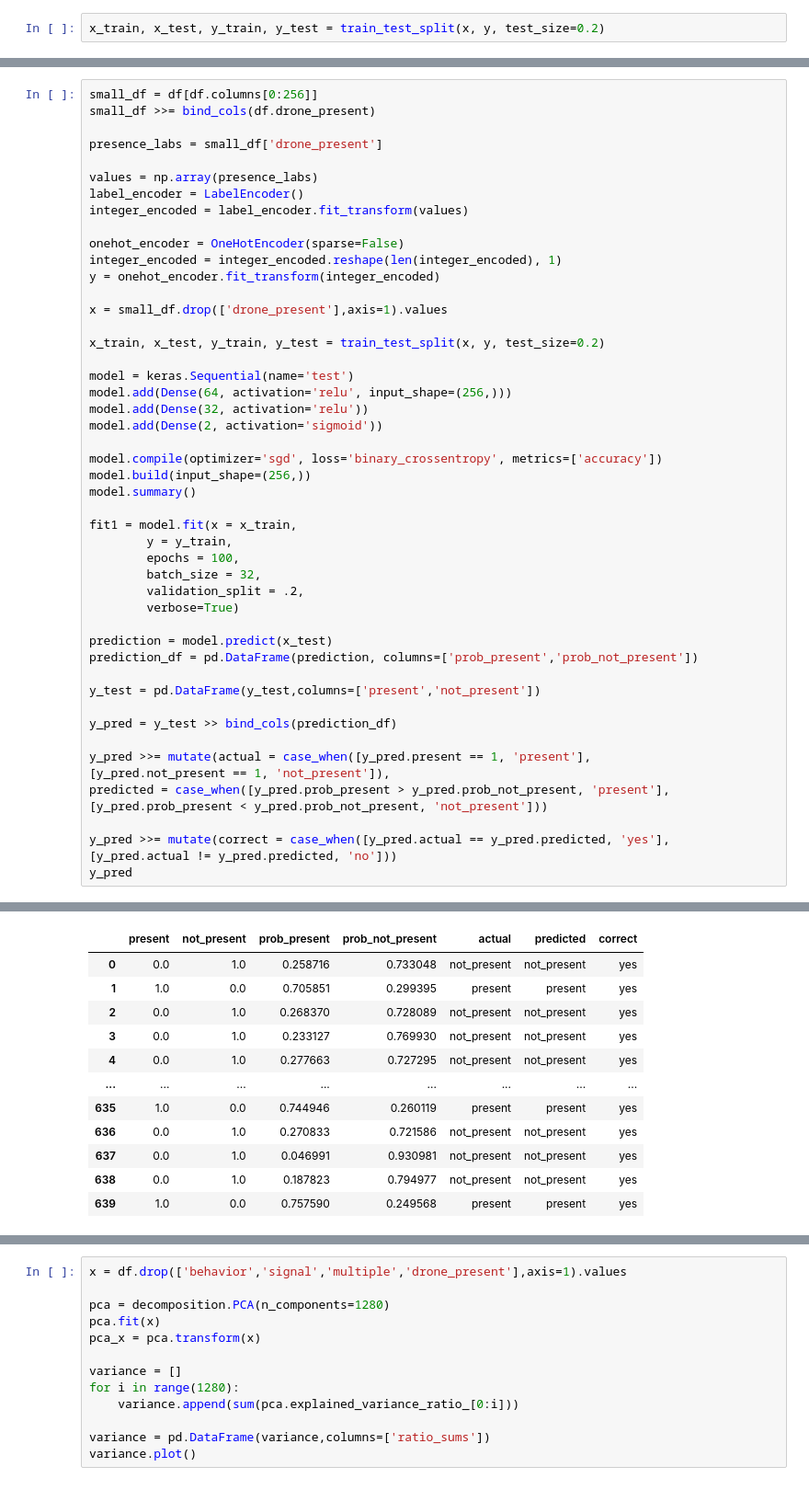
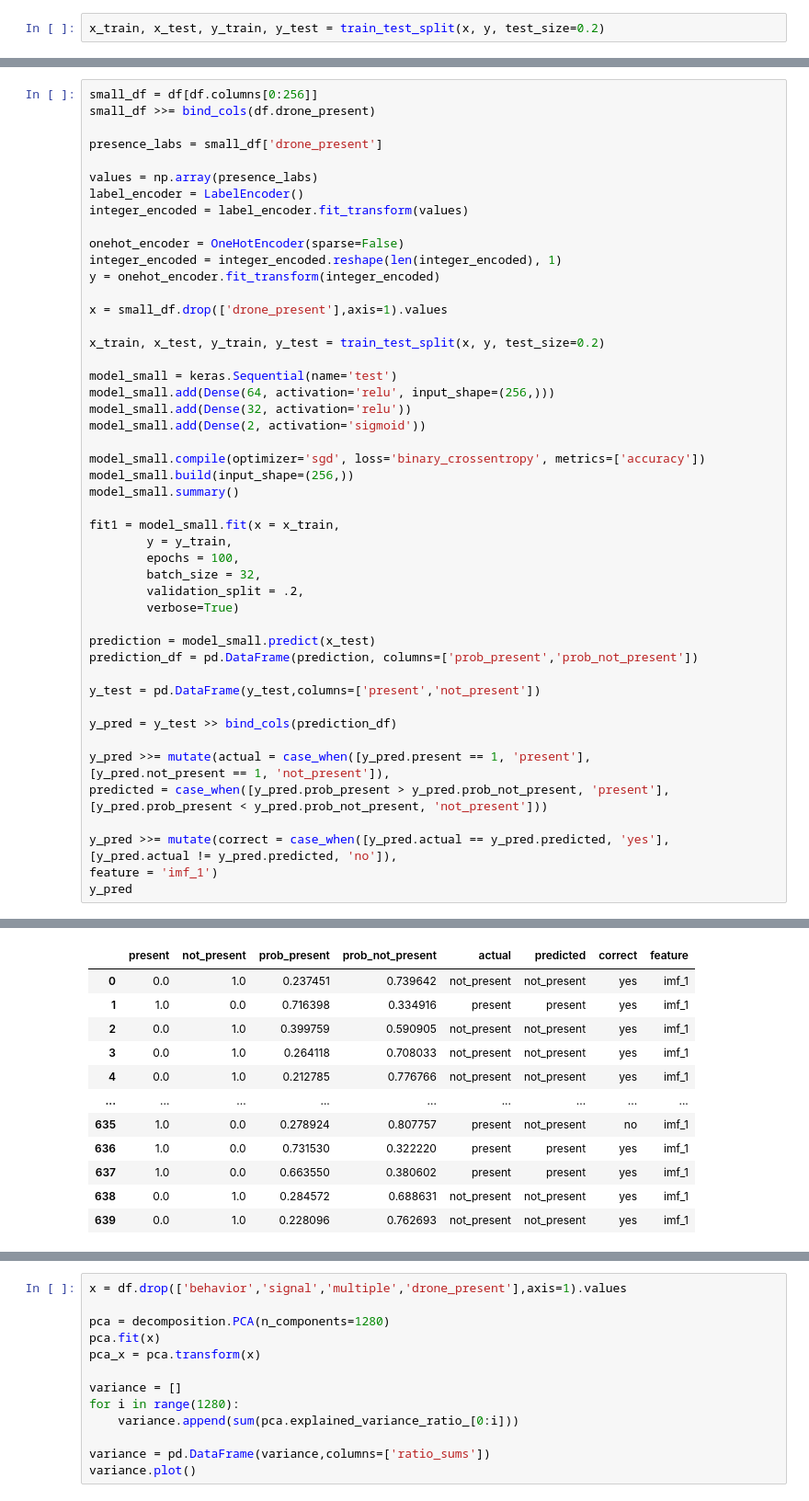
Before and after one commit to jeason15/ERAU-REU-2020, a Jupyter notebook: exploratory-analysis.ipynb, the cells around one changed output, grey strips where cells are left out. Shown: that part at 92% size. Cells and saved outputs as stored; diff of their text form.

```diff
--- a/exploratory-analysis.ipynb
+++ b/exploratory-analysis.ipynb
@@ -147,23 +148,23 @@ x = small_df.drop(['drone_present'],axis=1).values
 
 x_train, x_test, y_train, y_test = train_test_split(x, y, test_size=0.2)
 
-model = keras.Sequential(name='test')
-model.add(Dense(64, activation='relu', input_shape=(256,)))
-model.add(Dense(32, activation='relu'))
-model.add(Dense(2, activation='sigmoid'))
+model_small = keras.Sequential(name='test')
+model_small.add(Dense(64, activation='relu', input_shape=(256,)))
+model_small.add(Dense(32, activation='relu'))
+model_small.add(Dense(2, activation='sigmoid'))
 
-model.compile(optimizer='sgd', loss='binary_crossentropy', metrics=['accuracy'])
-model.build(input_shape=(256,))
-model.summary()
+model_small.compile(optimizer='sgd', loss='binary_crossentropy', metrics=['accuracy'])
+model_small.build(input_shape=(256,))
+model_small.summary()
 
-fit1 = model.fit(x = x_train,
+fit1 = model_small.fit(x = x_train,
         y = y_train,
         epochs = 100,
         batch_size = 32,
         validation_split = .2,
         verbose=True)
 
-prediction = model.predict(x_test)
+prediction = model_small.predict(x_test)
 prediction_df = pd.DataFrame(prediction, columns=['prob_present','prob_not_present'])
 
 y_test = pd.DataFrame(y_test,columns=['present','not_present'])
@@ -176,7 +177,8 @@ predicted = case_when([y_pred.prob_present > y_pred.prob_not_present, 'present']
 [y_pred.prob_present < y_pred.prob_not_present, 'not_present']))
 
 y_pred >>= mutate(correct = case_when([y_pred.actual == y_pred.predicted, 'yes'],
-[y_pred.actual != y_pred.predicted, 'no']))
+[y_pred.actual != y_pred.predicted, 'no']),
+feature = 'imf_1')
 y_pred
 # %% [output]
 Model: "test"
@@ -199,12 +201,12 @@ Epoch 100/100
-|  | present | not_present | prob_present | prob_not_present | actual | predicted | correct |
-| 0 | 0.0 | 1.0 | 0.258716 | 0.733048 | not_present | not_present | yes |
-| 1 | 1.0 | 0.0 | 0.705851 | 0.299395 | present | present | yes |
-| 2 | 0.0 | 1.0 | 0.268370 | 0.728089 | not_present | not_present | yes |
-| 3 | 0.0 | 1.0 | 0.233127 | 0.769930 | not_present | not_present | yes |
-| 4 | 0.0 | 1.0 | 0.277663 | 0.727295 | not_present | not_present | yes |
-| ... | ... | ... | ... | ... | ... | ... | ... |
-| 635 | 1.0 | 0.0 | 0.744946 | 0.260119 | present | present | yes |
-| 636 | 0.0 | 1.0 | 0.270833 | 0.721586 | not_present | not_present | yes |
-| 637 | 0.0 | 1.0 | 0.046991 | 0.930981 | not_present | not_present | yes |
-| 638 | 0.0 | 1.0 | 0.187823 | 0.794977 | not_present | not_present | yes |
-| 639 | 1.0 | 0.0 | 0.757590 | 0.249568 | present | present | yes |
+|  | present | not_present | prob_present | prob_not_present | actual | predicted | correct | feature |
+| 0 | 0.0 | 1.0 | 0.237451 | 0.739642 | not_present | not_present | yes | imf_1 |
+| 1 | 1.0 | 0.0 | 0.716398 | 0.334916 | present | present | yes | imf_1 |
+| 2 | 0.0 | 1.0 | 0.399759 | 0.590905 | not_present | not_present | yes | imf_1 |
+| 3 | 0.0 | 1.0 | 0.264118 | 0.708033 | not_present | not_present | yes | imf_1 |
+| 4 | 0.0 | 1.0 | 0.212785 | 0.776766 | not_present | not_present | yes | imf_1 |
+| ... | ... | ... | ... | ... | ... | ... | ... | ... |
+| 635 | 1.0 | 0.0 | 0.278924 | 0.807757 | present | not_present | no | imf_1 |
+| 636 | 1.0 | 0.0 | 0.731530 | 0.322220 | present | present | yes | imf_1 |
+| 637 | 1.0 | 0.0 | 0.663550 | 0.380602 | present | present | yes | imf_1 |
+| 638 | 0.0 | 1.0 | 0.284572 | 0.688631 | not_present | not_present | yes | imf_1 |
+| 639 | 0.0 | 1.0 | 0.228096 | 0.762693 | not_present | not_present | yes | imf_1 |
```
Also changed, not shown: parts of 11 cells of this notebook.
